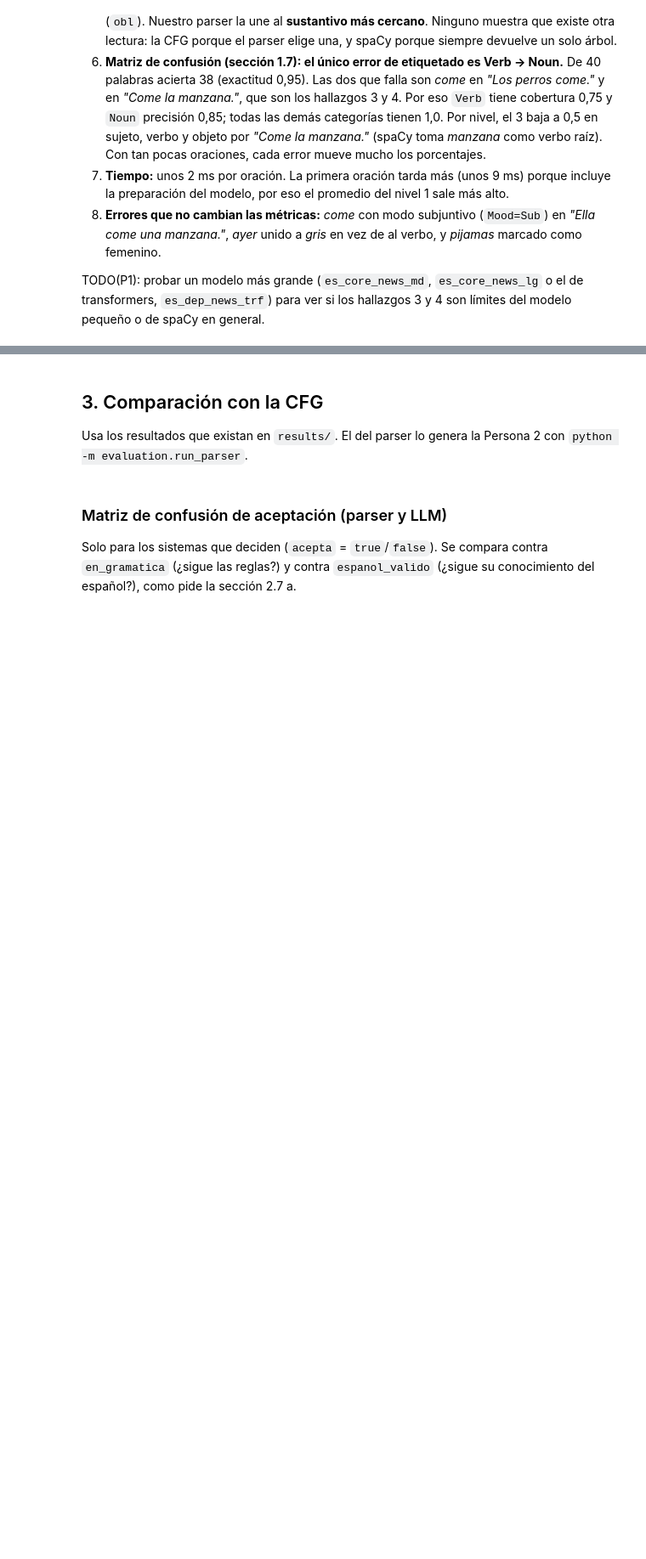
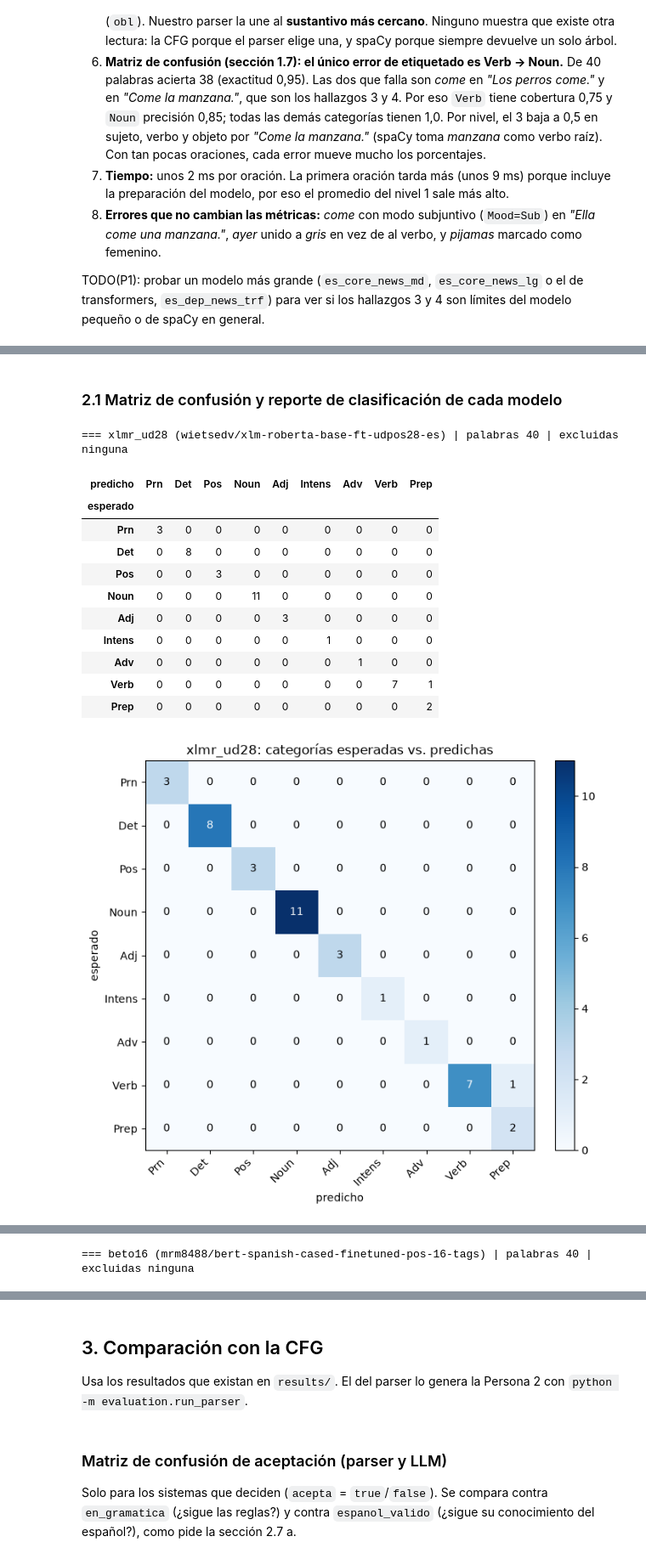
Before and after one commit to Pabloo-04/c_es_compiler, a Jupyter notebook: notebooks/nlp_comparison.ipynb, the cells around one changed output, grey strips where cells are left out. Shown at 85% size. Drawn from its saved outputs; the diff is of its cells as text; code cells hidden in the pictures; blank space fills up the shorter version.

Commit message:
Adding HF trasnformers experiments in jnb with two models

```diff
--- a/notebooks/nlp_comparison.ipynb
+++ b/notebooks/nlp_comparison.ipynb
@@ -445,10 +324,0 @@ no esté definido, esta sección se salta y el resto del notebook corre igual.
-# %%
-MODEL = "TODO(P1): nombre/del-modelo"
-TRANSFORMERS_READY = not MODEL.startswith("TODO")
-
-if TRANSFORMERS_READY:
-    from transformers import pipeline
-
-    tagger = pipeline("token-classification", model=MODEL, aggregation_strategy="simple")
-else:
-    print("Transformers: falta elegir MODEL; se salta esta sección.")
@@ -486,0 +347,13 @@ if TRANSFORMERS_READY:
+# %%
+import importlib.util
+
+MODELS = {
+    # clave: (nombre en el Hub, use_safetensors)
+    "xlmr_ud28": ("wietsedv/xlm-roberta-base-ft-udpos28-es", False),   # solo publica pytorch_model.bin
+    "beto16": ("mrm8488/bert-spanish-cased-finetuned-pos-16-tags", None),
+}
+OFFICIAL = "xlmr_ud28"
+
+TRANSFORMERS_READY = all(importlib.util.find_spec(m) for m in ("torch", "transformers"))
+if not TRANSFORMERS_READY:
+    print("Falta instalar torch y transformers (requirements-experiments.txt); se salta esta sección.")
@@ -486,0 +413,29 @@ if TRANSFORMERS_READY:
+# %% [markdown]
+### 2.1 Matriz de confusión y reporte de clasificación de cada modelo
+# %%
+hf_reports = {}
+for key, predictions in hf_predictions.items():
+    yt, yp, skip = reports.tag_pairs(items, predictions)
+    print(f"\n=== {key} ({MODELS[key][0]}) | palabras {len(yt)} | excluidas {skip or 'ninguna'}")
+    matrix = reports.tag_confusion(yt, yp)
+    display(matrix)
+    reports.plot_confusion(matrix, f"{key}: categorías esperadas vs. predichas",
+                           FIGURES / f"transformers_{key}_matriz_confusion.png")
+    plt.show()
+    hf_reports[key] = reports.tag_report(yt, yp)
+    hf_reports[key].to_csv(REPORTS / f"transformers_{key}_reporte_clasificacion.csv")
+    display(hf_reports[key].round(3))
+# %% [output]
+=== xlmr_ud28 (wietsedv/xlm-roberta-base-ft-udpos28-es) | palabras 40 | excluidas ninguna
+| predicho | Prn | Det | Pos | Noun | Adj | Intens | Adv | Verb | Prep |
+| esperado |  |  |  |  |  |  |  |  |  |
+| Prn | 3 | 0 | 0 | 0 | 0 | 0 | 0 | 0 | 0 |
+| Det | 0 | 8 | 0 | 0 | 0 | 0 | 0 | 0 | 0 |
+| Pos | 0 | 0 | 3 | 0 | 0 | 0 | 0 | 0 | 0 |
+| Noun | 0 | 0 | 0 | 11 | 0 | 0 | 0 | 0 | 0 |
+| Adj | 0 | 0 | 0 | 0 | 3 | 0 | 0 | 0 | 0 |
+| Intens | 0 | 0 | 0 | 0 | 0 | 1 | 0 | 0 | 0 |
+| Adv | 0 | 0 | 0 | 0 | 0 | 0 | 1 | 0 | 0 |
+| Verb | 0 | 0 | 0 | 0 | 0 | 0 | 0 | 7 | 1 |
+| Prep | 0 | 0 | 0 | 0 | 0 | 0 | 0 | 0 | 2 |
+[figure, added]
@@ -486,0 +455 @@ if TRANSFORMERS_READY:
+=== beto16 (mrm8488/bert-spanish-cased-finetuned-pos-16-tags) | palabras 40 | excluidas ninguna
```
Also changed, not shown: parts of 25 cells of this notebook, 11 other files.
